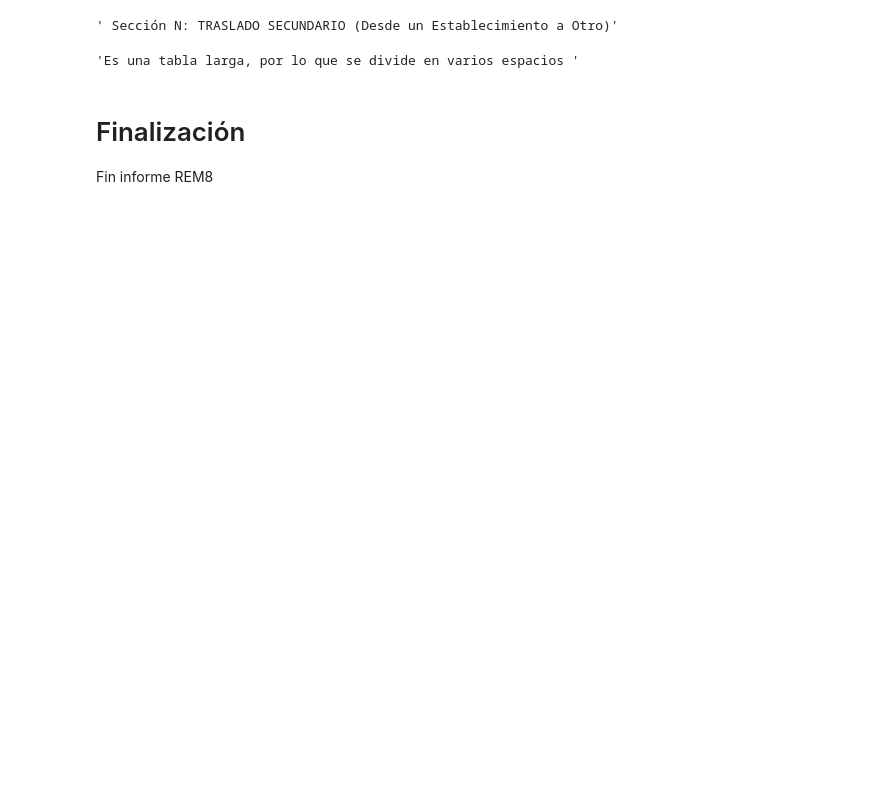
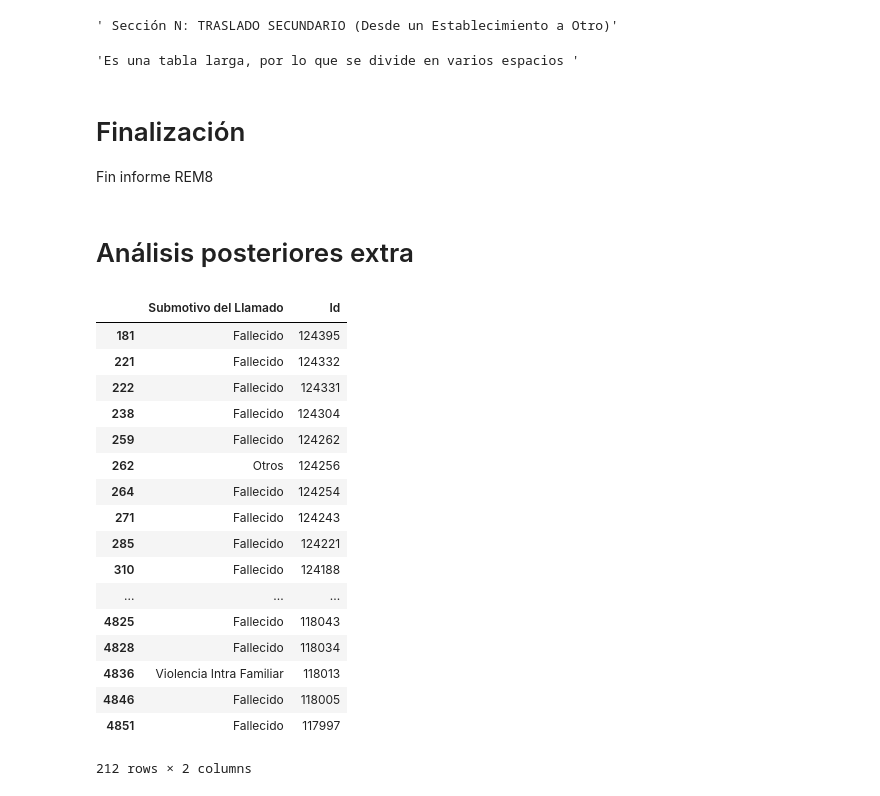
Before and after one commit to superegi/REM8, a Jupyter notebook: Análisis REM 8.ipynb, the cells around one changed output. Saved outputs shown, nothing was run; the diff lists cells and outputs as text; code cells hidden in the pictures; blank space fills up the shorter version.

```diff
--- a/Análisis REM 8.ipynb
+++ b/Análisis REM 8.ipynb
@@ -467,3 +467,26 @@ print(espacios, file=open('Informe.txt','a'))
 Fin informe REM8
 # %%
 print('Fin informe REM 8', file=open('Informe.txt','a'))
+# %% [markdown]
+# Análisis posteriores extra
+# %%
+db1[db1['Motivo del Llamado']=='Otro'][['Submotivo del Llamado', 'Id']]
+# %% [output]
+|  | Submotivo del Llamado | Id |
+| 181 | Fallecido | 124395 |
+| 221 | Fallecido | 124332 |
+| 222 | Fallecido | 124331 |
+| 238 | Fallecido | 124304 |
+| 259 | Fallecido | 124262 |
+| 262 | Otros | 124256 |
+| 264 | Fallecido | 124254 |
+| 271 | Fallecido | 124243 |
+| 285 | Fallecido | 124221 |
+| 310 | Fallecido | 124188 |
+| ... | ... | ... |
+| 4825 | Fallecido | 118043 |
+| 4828 | Fallecido | 118034 |
+| 4836 | Violencia Intra Familiar | 118013 |
+| 4846 | Fallecido | 118005 |
+| 4851 | Fallecido | 117997 |
+212 rows × 2 columns
```
Also changed, not shown: parts of 15 cells of this notebook, 1 other file.
